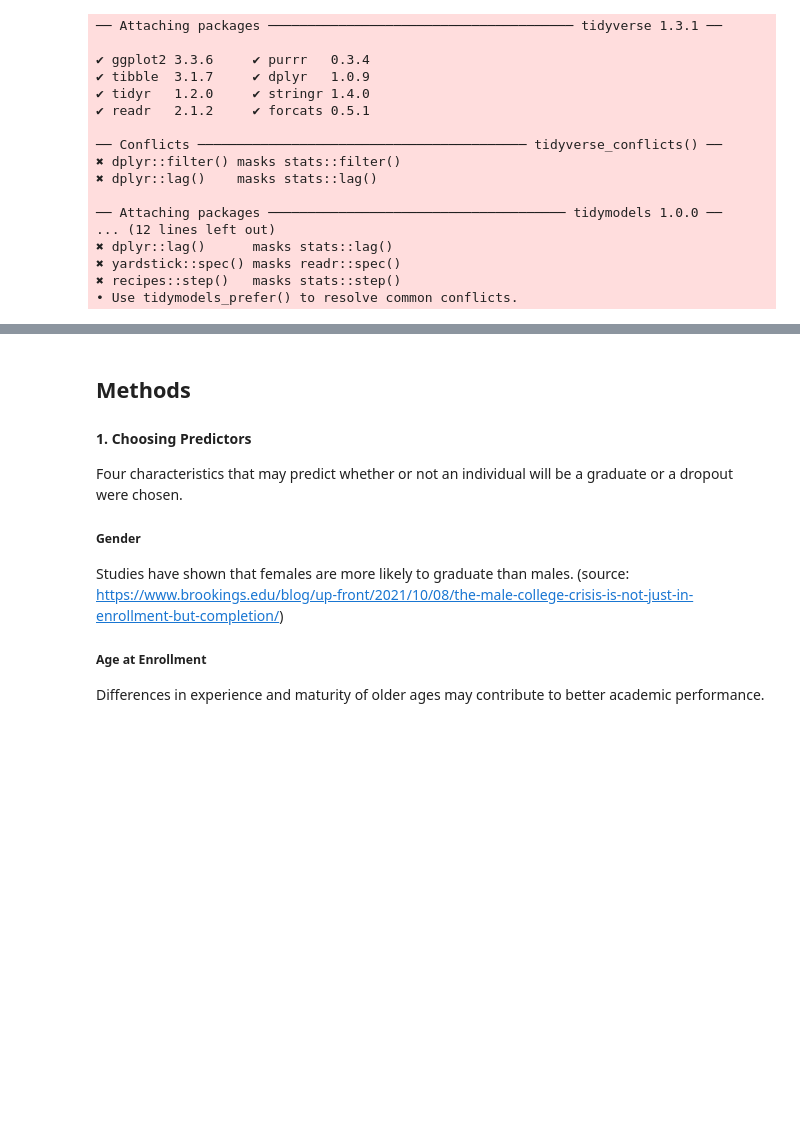
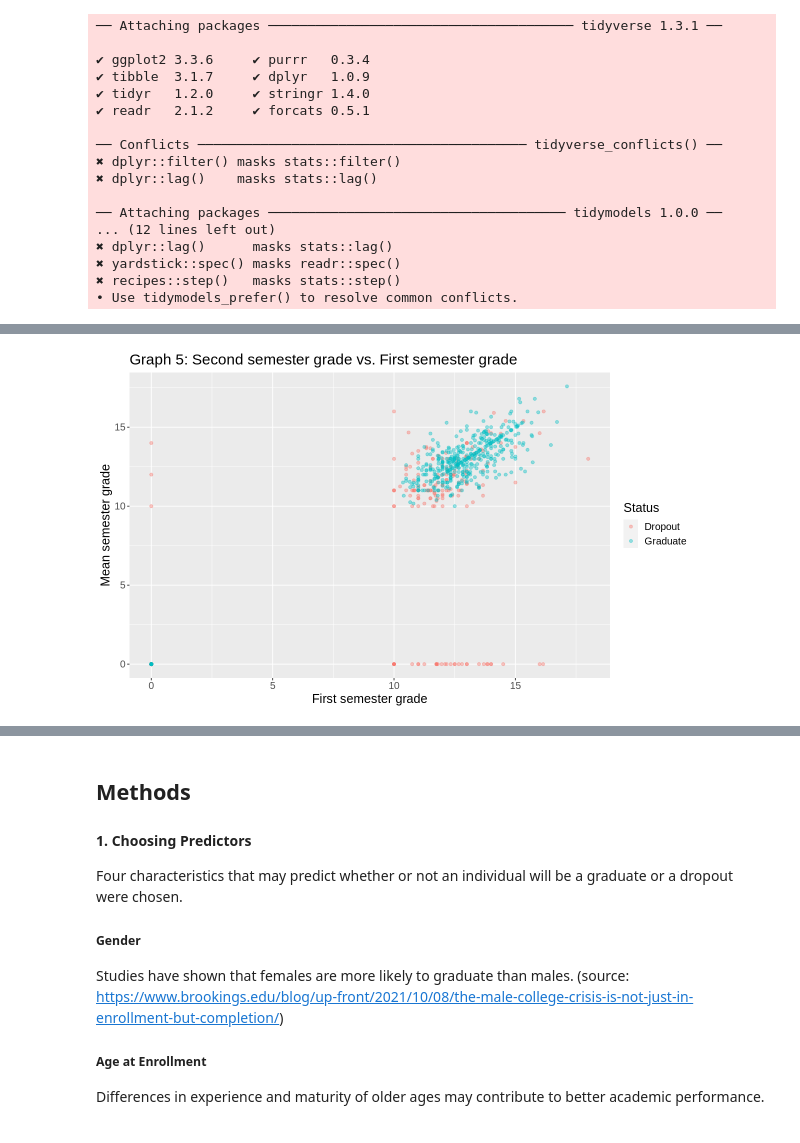
Before and after one commit to ekang27kc/dsci100-2023-T2-Group01-project, a Jupyter notebook: Project_Proposal.ipynb, the cells around one changed output, grey strips where cells are left out. Cells and saved outputs as stored; diff of their text form; code cells hidden in the pictures; blank space fills up the shorter version.

```diff
--- a/Project_Proposal.ipynb
+++ b/Project_Proposal.ipynb
@@ -49,0 +127,13 @@ A tibble: 6 × 35
+# %%
+# graph 5: second semester grade vs. first semester grade
+options(repr.plot.width = 10, repr.plot.height = 6)
+grade_plot <- ggplot(data_train,
+                     aes(x = first_semester_grade, y = second_semester_grade, colour = status)) +
+    geom_point(alpha = 0.4) +
+    labs(x = "First semester grade", y = "Mean semester grade",
+         title = "Graph 5: Second semester grade vs. First semester grade",
+         colour = "Status") +
+    theme(text = element_text(size = 15))
+grade_plot
+# %% [output]
+[figure, added]
```
Also changed, not shown: parts of 8 cells of this notebook.
